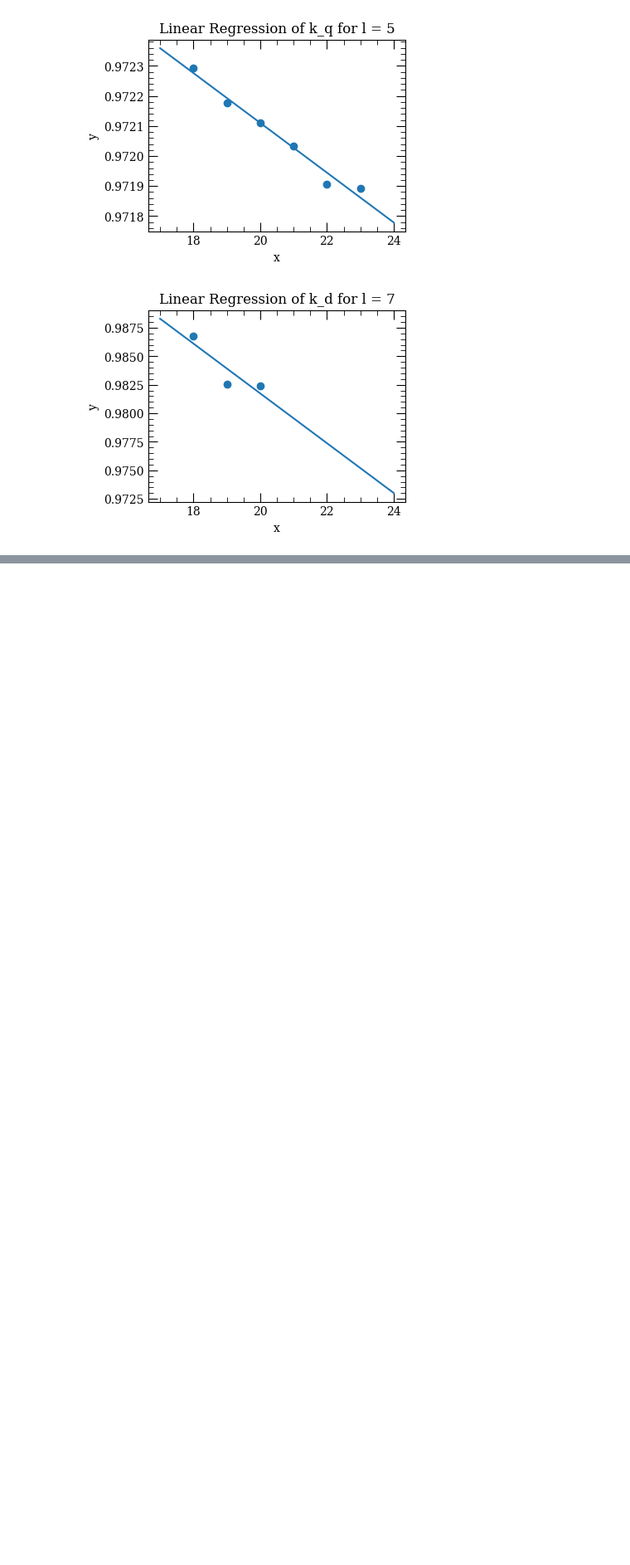
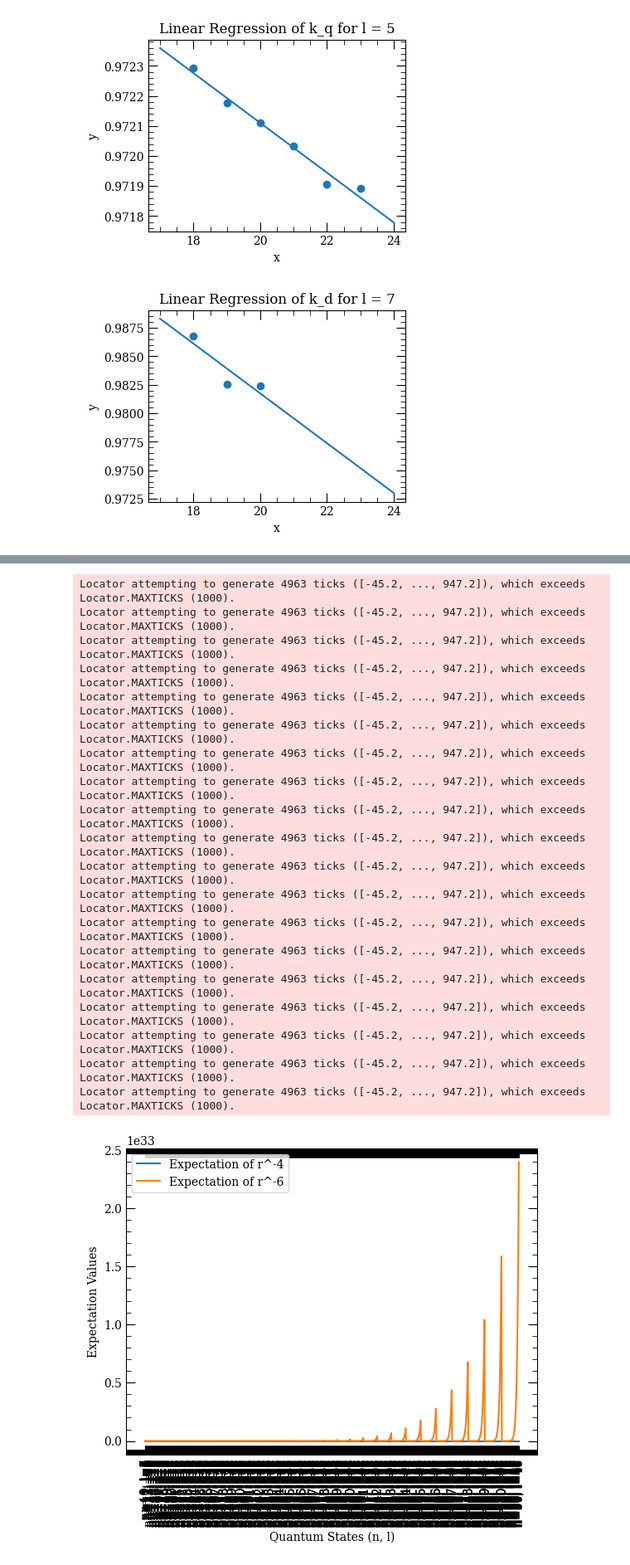
Before and after one commit to sdieden/Quantum-Control, a Jupyter notebook: ARC3_test.ipynb, the cells around one changed output, grey strips where cells are left out. Shown at 83% size. Drawn from its saved outputs; the diff is of its cells as text; code cells hidden in the pictures; blank space fills up the shorter version.

```diff
--- a/ARC3_test.ipynb
+++ b/ARC3_test.ipynb
@@ -269,0 +290,24 @@ def W_polarization_energy_shift (n, l ,alpha_d, alpha_q, k_d, k_q):
+# %%
+x = []
+y4 = []
+y6 = []
+nombre_quantique_principal_test = 50
+for i in range(nombre_quantique_principal_test):
+    print('i=',i+1)
+    for j in range(i - 1):
+
+        if j > 5 :
+            x.append(print_n_l(i+1,j+1))
+            y4.append(expval_r_power_minus_four(i+1,j+1))
+            y6.append(expval_r_power_minus_six(i+1,j+1))
+        else :
+            pass
+fig, ax = plt.subplots()
+ax.plot(x, y4, label="Expectation of r^-4")
+ax.plot(x, y6, label="Expectation of r^-6")
+ax.set_xlabel("Quantum States (n, l)")
+ax.set_ylabel("Expectation Values")
+ax.legend()
+plt.xticks(rotation=90)  # Rotate x-axis labels for readability if needed
+plt.show()
+# %% [output]
@@ -269,0 +331,20 @@ def W_polarization_energy_shift (n, l ,alpha_d, alpha_q, k_d, k_q):
+Locator attempting to generate 4963 ticks ([-45.2, ..., 947.2]), which exceeds Locator.MAXTICKS (1000).
+Locator attempting to generate 4963 ticks ([-45.2, ..., 947.2]), which exceeds Locator.MAXTICKS (1000).
+Locator attempting to generate 4963 ticks ([-45.2, ..., 947.2]), which exceeds Locator.MAXTICKS (1000).
+Locator attempting to generate 4963 ticks ([-45.2, ..., 947.2]), which exceeds Locator.MAXTICKS (1000).
+Locator attempting to generate 4963 ticks ([-45.2, ..., 947.2]), which exceeds Locator.MAXTICKS (1000).
+Locator attempting to generate 4963 ticks ([-45.2, ..., 947.2]), which exceeds Locator.MAXTICKS (1000).
+Locator attempting to generate 4963 ticks ([-45.2, ..., 947.2]), which exceeds Locator.MAXTICKS (1000).
+Locator attempting to generate 4963 ticks ([-45.2, ..., 947.2]), which exceeds Locator.MAXTICKS (1000).
+Locator attempting to generate 4963 ticks ([-45.2, ..., 947.2]), which exceeds Locator.MAXTICKS (1000).
+Locator attempting to generate 4963 ticks ([-45.2, ..., 947.2]), which exceeds Locator.MAXTICKS (1000).
+Locator attempting to generate 4963 ticks ([-45.2, ..., 947.2]), which exceeds Locator.MAXTICKS (1000).
+Locator attempting to generate 4963 ticks ([-45.2, ..., 947.2]), which exceeds Locator.MAXTICKS (1000).
+Locator attempting to generate 4963 ticks ([-45.2, ..., 947.2]), which exceeds Locator.MAXTICKS (1000).
+Locator attempting to generate 4963 ticks ([-45.2, ..., 947.2]), which exceeds Locator.MAXTICKS (1000).
+Locator attempting to generate 4963 ticks ([-45.2, ..., 947.2]), which exceeds Locator.MAXTICKS (1000).
+Locator attempting to generate 4963 ticks ([-45.2, ..., 947.2]), which exceeds Locator.MAXTICKS (1000).
+Locator attempting to generate 4963 ticks ([-45.2, ..., 947.2]), which exceeds Locator.MAXTICKS (1000).
+Locator attempting to generate 4963 ticks ([-45.2, ..., 947.2]), which exceeds Locator.MAXTICKS (1000).
+Locator attempting to generate 4963 ticks ([-45.2, ..., 947.2]), which exceeds Locator.MAXTICKS (1000).
+[figure, added]
```
Also changed, not shown: parts of 5 cells of this notebook, 1 other file.
